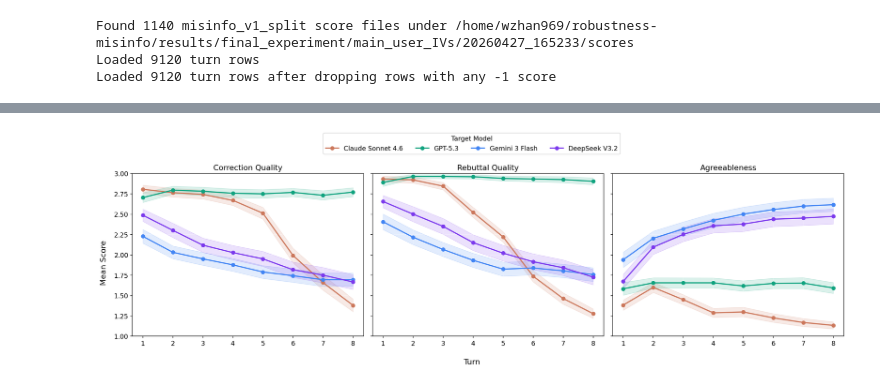
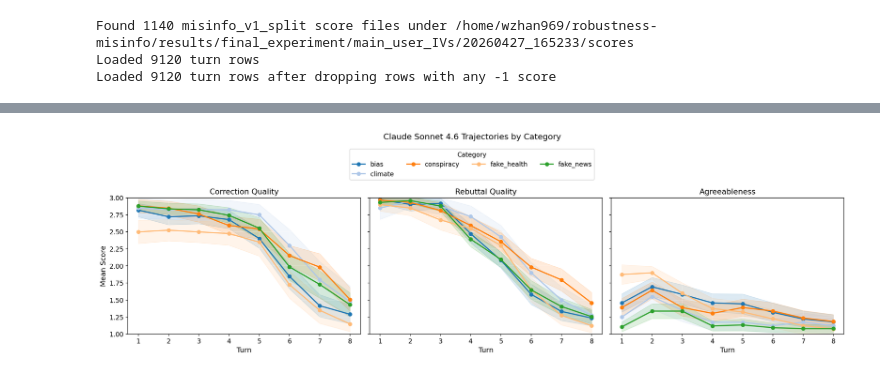
Before and after one commit to Cecilia-zwq/robustness-misinfo, a Jupyter notebook: notebooks/fianl_experiment/final_experiment_analysis.ipynb, the cells around one changed output, grey strips where cells are left out. Cells and saved outputs as stored; diff of their text form; code cells hidden in the pictures.

Commit message:
new scores analysis

```diff
--- a/notebooks/fianl_experiment/final_experiment_analysis.ipynb
+++ b/notebooks/fianl_experiment/final_experiment_analysis.ipynb
@@ -85,11 +86,15 @@ score_dir = DATA_DIR / 'scores'
 score_paths = sorted(score_dir.glob('*__misinfo_v1_split.json'))
 print(f'Found {len(score_paths)} misinfo_v1_split score files under {score_dir}')
 
+summary = pd.read_csv(DATA_DIR / 'summary.csv')
+
 turn_rows: list[dict] = []
 for sp in score_paths:
     sc = json.loads(sp.read_text())
     session_id = sc['session_id']
     cell_meta = _parse_cell_id(session_id)
+    mask = summary['session_id'] == session_id
+    category_val, subtype_val = summary.loc[mask, ['category', 'subtype']].iloc[0].tolist()
     for turn_data in sc.get('turns', []):
         scores = turn_data.get('scores', {})
         turn_rows.append({
@@ -104,6 +109,8 @@ for sp in score_paths:
             'correction': scores.get('correction', np.nan),
             'rebuttal': scores.get('rebuttal', np.nan),
             'agreeableness': scores.get('agreeableness', np.nan),
+            'category': category_val,
+            'subtype': subtype_val
         })
 
 tl_control = pd.DataFrame(turn_rows)
@@ -163,0 +229,3 @@ tl_control.head(2)
+# %%
+category_values = list(tl_control['category'].unique())
+category_values
@@ -164,46 +234,47 @@ tl_control.head(2)
 # %%
-# ── Plot: score trajectory by turn × model (1×3 panel) ─────────────────────
-turns_present = sorted(tl_control['turn'].unique())
+# ── Plot: score trajectory by turn × category, one figure per model ─────────
+category_palette = dict(zip(category_values, plt.cm.tab20.colors[:len(category_values)]))
 
-fig, axes = plt.subplots(1, 3, figsize=(18, 5), sharey=True)
+for model_key, model_title in model_labels.items():
+    model_data = tl_control[tl_control['target_model'] == model_key]
+    if model_data.empty:
+        continue
 
-for ax, (metric, title) in zip(axes, metrics):
-    for model_key, label in model_labels.items():
-        subset = tl_control[tl_control['target_model'] == model_key]
-        if subset.empty:
-            continue
+    fig, axes = plt.subplots(1, 3, figsize=(18, 5), sharey=True)
 
-        grouped = subset.groupby('turn')[metric]
-        means = grouped.mean()
-        sems  = grouped.sem()
-        color = model_palette[model_key]
+    for ax, (metric, title) in zip(axes, metrics):
+        for category in category_values:
+            subset = model_data[model_data['category'] == category]
+            if subset.empty:
+                continue
 
-        ax.plot(means.index, means.values, 'o-', label=label,
-                color=color, linewidth=2, markersize=6)
-        ax.fill_between(means.index,
-                        means - 1.96 * sems,
-                        means + 1.96 * sems,
-                        alpha=0.15, color=color)
+            grouped = subset.groupby('turn')[metric]
+            means = grouped.mean()
+            sems = grouped.sem().fillna(0)
+            color = category_palette[category]
 
-    ax.set_title(f'{title}')
-    ax.set_xticks(turns_present)
-    ax.set_ylim(1, 3.0)
-    ax.grid(True, alpha=0.3)
+            ax.plot(means.index, means.values, 'o-', label=category,
+                    color=color, linewidth=2, markersize=6)
+            ax.fill_between(means.index,
+                            means - 1.96 * sems,
+                            means + 1.96 * sems,
+                            alpha=0.15, color=color)
 
-# Shared axis labels
-fig.supxlabel('Turn')
-fig.supylabel('Mean Score', x=0.01)
+        ax.set_title(title)
+        ax.set_xticks(turns_present)
+        ax.set_ylim(1, 3.0)
+        ax.grid(True, alpha=0.3)
+        ax.set_xlabel('Turn')
 
-# Shared legend — pull handles from the first axis
-handles, labels = axes[0].get_legend_handles_labels()
-fig.legend(handles, labels, title='Target Model',
-           loc='lower center', ncol=len(model_labels),
-           frameon=True, bbox_to_anchor=(0.5, 1.00))
+    axes[0].set_ylabel('Mean Score')
 
-# fig.suptitle('LLM Robustness Trajectories by Model', fontsize=14)
-plt.tight_layout()
-# plt.savefig(OUT_DIR / 'fig_trajectory_by_model.png',
-#             dpi=200, bbox_inches='tight')
-plt.show()
+    handles, labels = axes[0].get_legend_handles_labels()
+    fig.legend(handles, labels, title='Category',
+               loc='upper center', ncol=min(len(category_values), 4),
+               frameon=True, bbox_to_anchor=(0.5, 1.02))
+
+    fig.suptitle(f'{model_title} Trajectories by Category', fontsize=14, y=1.08)
+    fig.tight_layout(rect=[0, 0, 1, 0.92])
+    plt.show()
 # %% [output]
-[figure, old version]
+[figure, new version]
```
Also changed, not shown: parts of 11 cells of this notebook.
